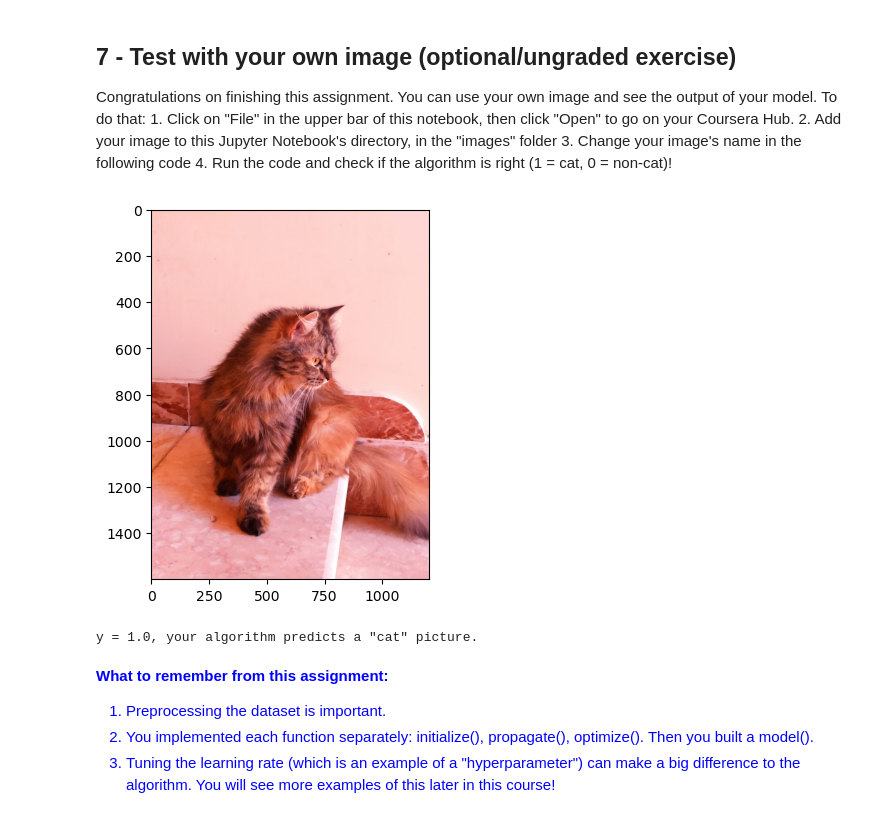
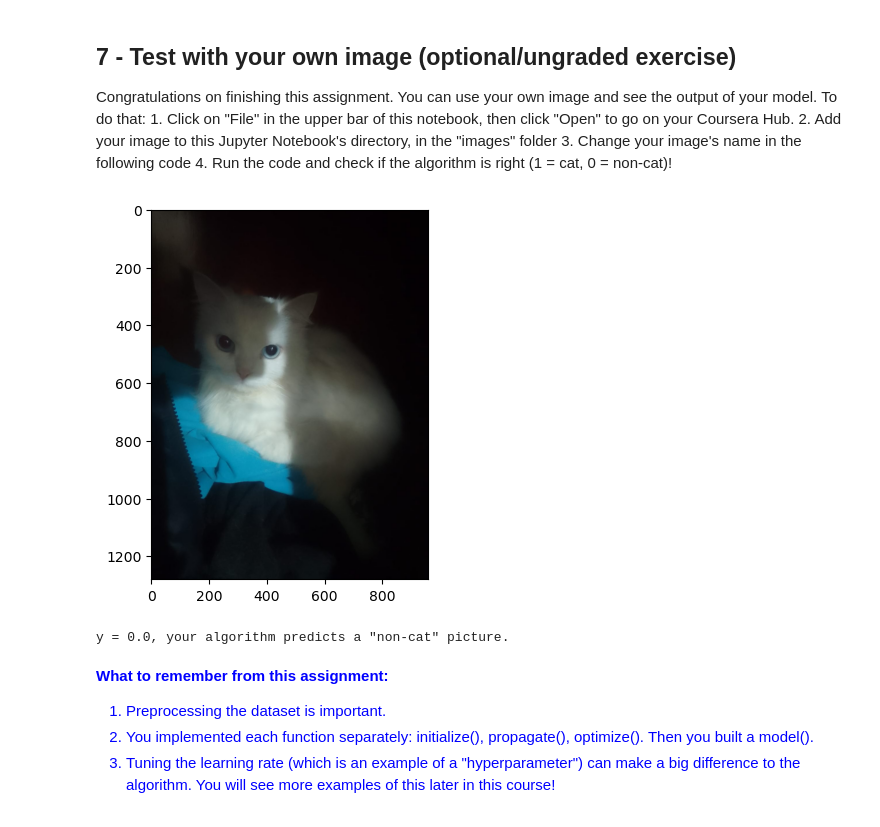
Before and after one commit to abdul-rahman-hassan/Deep_Learning_Specialization, a Jupyter notebook: C1/W2/Logistic Regression with a Neural Network Mindset/Logistic_Regression_with_a_Neural_Network_mindset.ipynb, the cells around one changed output. Saved outputs shown, nothing was run; the diff lists cells and outputs as text; code cells hidden in the pictures.

```diff
--- a/C1/W2/Logistic Regression with a Neural Network Mindset/Logistic_Regression_with_a_Neural_Network_mindset.ipynb
+++ b/C1/W2/Logistic Regression with a Neural Network Mindset/Logistic_Regression_with_a_Neural_Network_mindset.ipynb
@@ -408,7 +411,8 @@ def propagate(w, b, X, Y):
     # And don't use loops for the sum.
     # cost = ...
     # YOUR CODE STARTS HERE
-
+    A = sigmoid(np.dot(w.T,X) + b)
+    cost = -1/m * np.sum((Y * np.log(A)) + (1 - Y) * np.log(1 - A) )
     # YOUR CODE ENDS HERE
 
     # BACKWARD PROPAGATION (TO FIND GRAD)
@@ -416,7 +420,8 @@ def propagate(w, b, X, Y):
     # dw = ...
     # db = ...
     # YOUR CODE STARTS HERE
-
+    dw = 1/m * np.dot(X,(A - Y).T)
+    db = 1/m * np.sum(A - Y)
     # YOUR CODE ENDS HERE
     cost = np.squeeze(np.array(cost))
 
@@ -507,7 +512,7 @@ def optimize(w, b, X, Y, num_iterations=100, learning_rate=0.009, print_cost=Fal
         # Cost and gradient calculation
         # grads, cost = ...
         # YOUR CODE STARTS HERE
-
+        grads, cost = propagate(w, b, X, Y)
 
         # YOUR CODE ENDS HERE
 
@@ -519,7 +524,8 @@ def optimize(w, b, X, Y, num_iterations=100, learning_rate=0.009, print_cost=Fal
         # w = ...
         # b = ...
         # YOUR CODE STARTS HERE
-
+        w = w - learning_rate * dw
+        b = b - learning_rate * db
         # YOUR CODE ENDS HERE
 
         # Record the costs
@@ -588,7 +594,7 @@ def predict(w, b, X):
     #(≈ 1 line of code)
     # A = ...
     # YOUR CODE STARTS HERE
-
+    A = sigmoid(np.dot(w.T,X) + b)
 
     # YOUR CODE ENDS HERE
 
@@ -601,7 +607,10 @@ def predict(w, b, X):
         # else:
         #     Y_prediction[0,i] =
         # YOUR CODE STARTS HERE
-
+        if A[0, i] > 0.5 :
+            Y_prediction[0,i] = 1
+        else:
+            Y_prediction[0,i] = 0
 
         # YOUR CODE ENDS HERE
 
@@ -676,7 +685,12 @@ def model(X_train, Y_train, X_test, Y_test, num_iterations=2000, learning_rate=0
     # Y_prediction_train = ...
 
     # YOUR CODE STARTS HERE
-
+    w, b = initialize_with_zeros(X_train.shape[0])
+    params, grads, costs = optimize(w,b,X_train,Y_train,num_iterations=num_iterations,learning_rate=learning_rate)
+    w = params["w"]
+    b = params["b"]
+    Y_prediction_test = predict(w, b, X_test)
+    Y_prediction_train = predict(w, b, X_train)
     # YOUR CODE ENDS HERE
 
     # Print train/test Errors
@@ -798,25 +811,25 @@ Congratulations on finishing this assignment. You can use your own image and see
 # %%
 import imageio.v2 as imageio
 # change this to the name of your image file
-my_image = "our cat.jpg"
+my_image = "mariem's_cat.jpeg"
 
 # We preprocess the image to fit your algorithm.
 fname = "images/" + my_image
 image = imageio.imread(fname)
 
 plt.imshow(image)
 plt.show()
 
 image = np.array(image)
 image = np.array(Image.fromarray(image).resize((num_px, num_px)))
 image = image / 255.
 image = image.reshape((1, num_px * num_px * 3)).T
 my_predicted_image = predict(logistic_regression_model["w"], logistic_regression_model["b"], image)
 
 print("y = " + str(np.squeeze(my_predicted_image)) + ", your algorithm predicts a \"" + classes[int(np.squeeze(my_predicted_image)),].decode("utf-8") +  "\" picture.")
 # %% [output]
-[figure, old version]
+[figure, new version]
-y = 1.0, your algorithm predicts a "cat" picture.
+y = 0.0, your algorithm predicts a "non-cat" picture.
 # %% [markdown]
 <font color='blue'>
 
```
Also changed, not shown: parts of 6 cells of this notebook, 1 other file.
